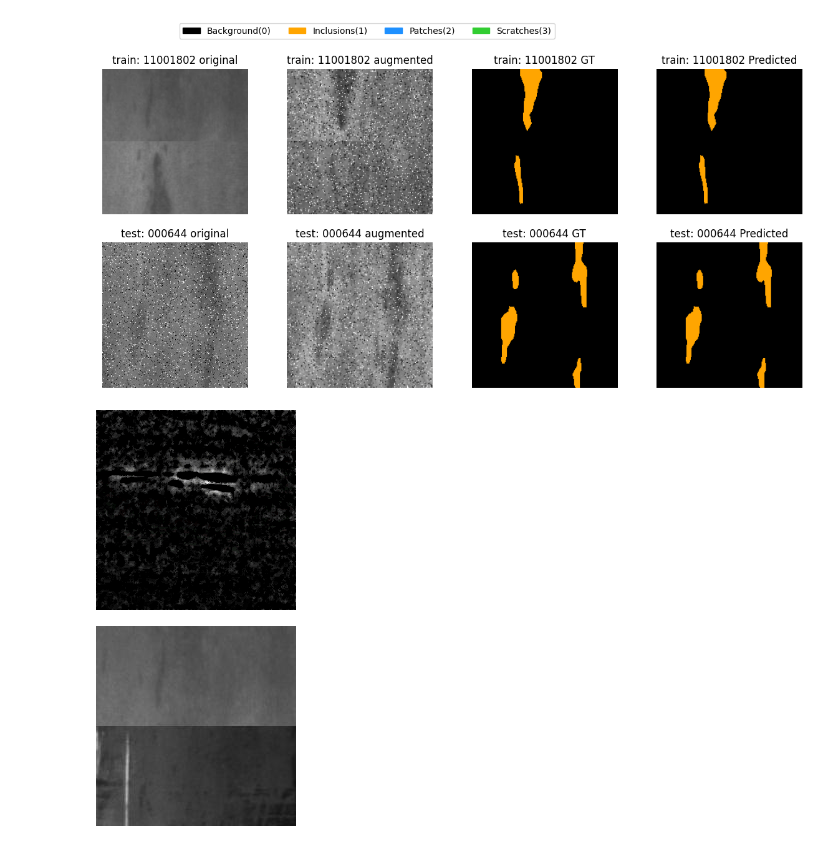
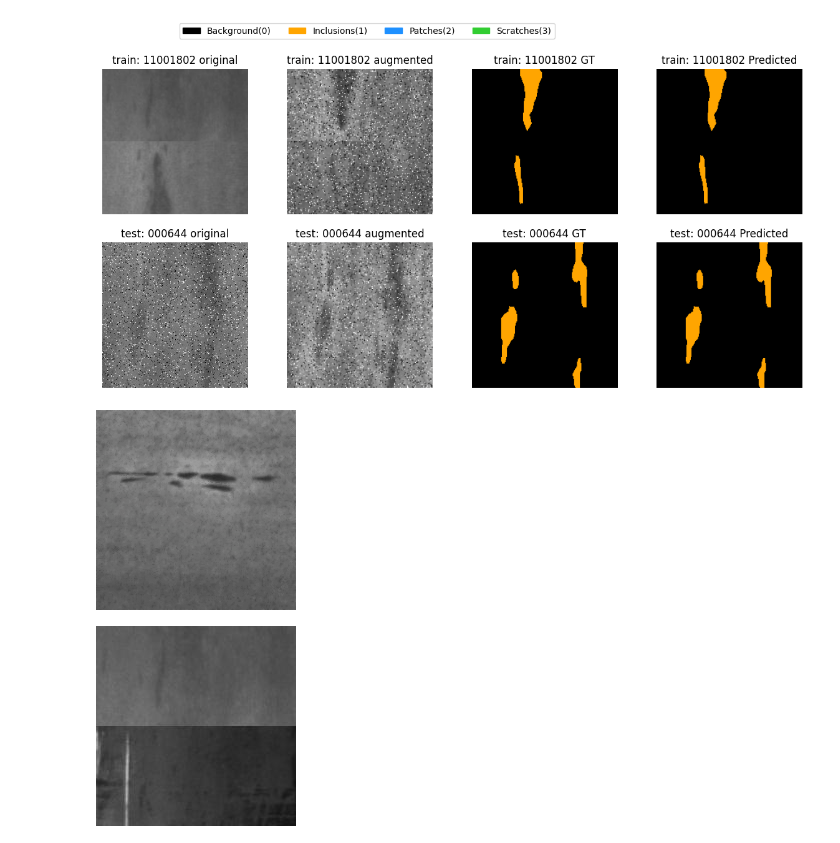
Before and after one commit to ymir-twice/-, a Jupyter notebook: vis_result.ipynb, the cells around one changed output. Cells and saved outputs as stored; diff of their text form; code cells hidden in the pictures.

```diff
--- a/vis_result.ipynb
+++ b/vis_result.ipynb
@@ -122,7 +122,7 @@ plot_result( np.random.choice(testmeta['id']), False, axes[1])
 # %%
 import numpy as np
 from PIL import Image
-import cv2 as cv
+import cv2 as cv2
 
 def build_laplacian_pyramid(channel, levels):
     # 构建高斯金字塔
@@ -189,37 +189,35 @@ def adaptive_median_filter(img, max_ksize=7):
         for j in range(1, w - 1):
             ksize = 3
             while ksize <= max_ksize:
                 ksize_half = ksize // 2
                 local_region = img[i - ksize_half:i + ksize_half + 1, j - ksize_half:j + ksize_half + 1]
                 median_value = np.median(local_region)
                 if img[i, j] > median_value:
                     new_img[i, j] = median_value
                     break
                 ksize += 2
     new_img = cv2.cvtColor(new_img, cv2.COLOR_GRAY2RGB)
     return Image.fromarray(new_img)
 
 def CLAHE(img, clipLimit=2.0, tileGridSize=(8,8)):
     r_img = np.array(img)
     r_img = cv2.cvtColor(r_img, cv2.COLOR_RGB2LAB)
     r_img_l = r_img[:, :, 0] # Convert to range [0,1]
     clahe = cv2.createCLAHE(clipLimit=clipLimit, tileGridSize=tileGridSize)
     r_img_l = clahe.apply(r_img_l)
     r_img[:, :, 0] = r_img_l
     r_img = cv2.cvtColor(r_img, cv2.COLOR_LAB2RGB)
     return Image.fromarray(r_img)
 
 # 示例使用
 image_path = 'data/images/training_ori/2000007.jpg'
 image = Image.open(image_path)
 image = adaptive_median_filter(image)
 image = CLAHE(image)
-image = laplacian_pyramid_enhance_opencv(image, alpha=5, num_levels=3, channel_index=0)
-image = laplacian_pyramid_enhance_opencv(image, alpha=5, num_levels=3, channel_index=1)
-image = laplacian_pyramid_enhance_opencv(image, alpha=5, num_levels=3, channel_index=2)
+#image = laplacian_pyramid_enhance_opencv(image, alpha=2, num_levels=3, channel_index=0)
 image
 # %% [output]
-[figure, old version]
+[figure, new version]
 # %%
 Image.open("data/images/training/11001802.jpg")
 # %% [output]
```
Also changed, not shown: parts of 1 cell of this notebook, 6 other files.
